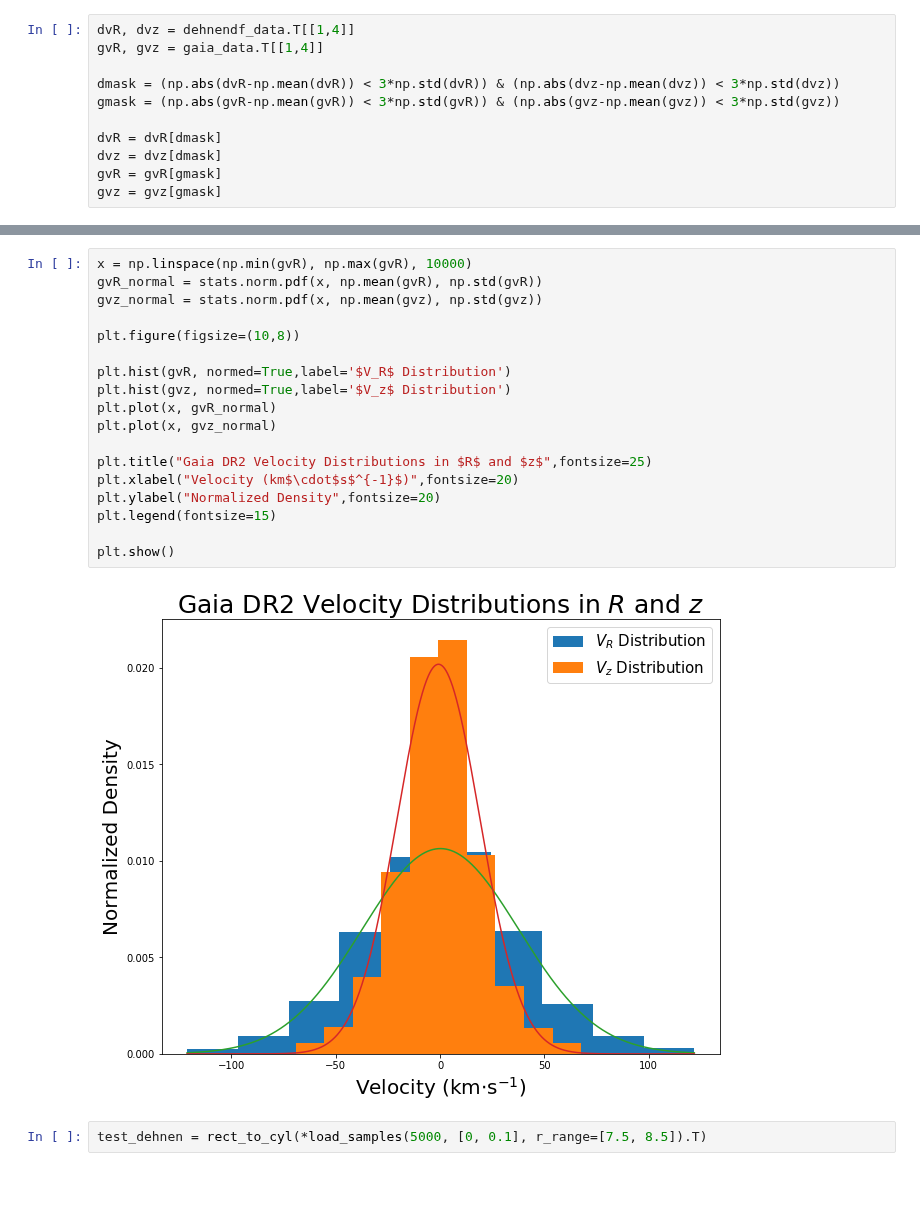
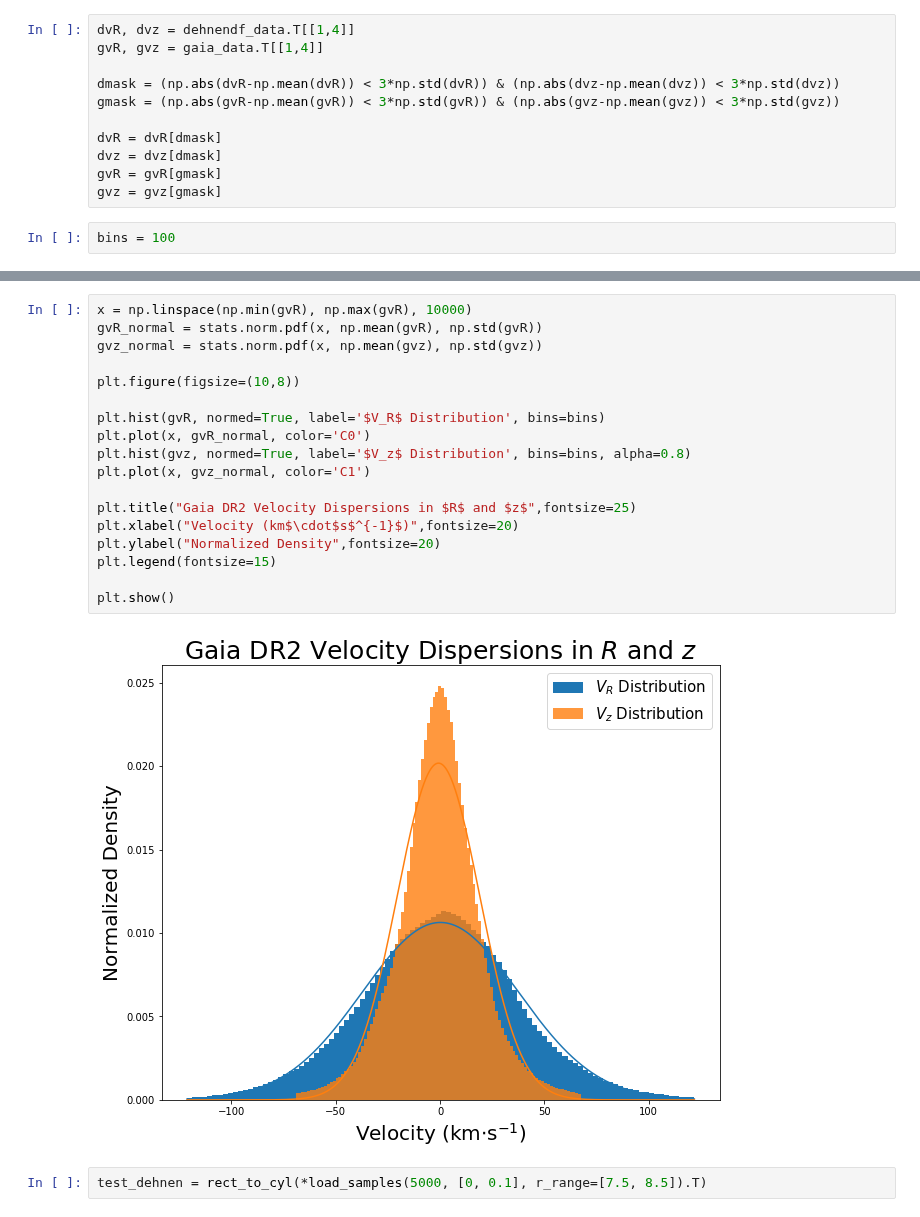
Before and after one commit to mwbub/Gaia-I3, a Jupyter notebook: Code/mock_data/dehnendf/velocity_distributions.ipynb, the cells around one changed output, grey strips where cells are left out. Cells and saved outputs as stored; diff of their text form; blank space fills up the shorter version.

Commit message:
Increased number of bins and added transparency to the velocity dispersion plots

```diff
--- a/Code/mock_data/dehnendf/velocity_distributions.ipynb
+++ b/Code/mock_data/dehnendf/velocity_distributions.ipynb
@@ -23,6 +23,8 @@ dvR = dvR[dmask]
 dvz = dvz[dmask]
 gvR = gvR[gmask]
 gvz = gvz[gmask]
+# %%
+bins = 100
 # %%
 x = np.linspace(np.min(dvR), np.max(dvR), 10000)
 dvR_normal = stats.norm.pdf(x, np.mean(dvR), np.std(dvR))
@@ -46,23 +48,23 @@ plt.show()
 # %%
 x = np.linspace(np.min(gvR), np.max(gvR), 10000)
 gvR_normal = stats.norm.pdf(x, np.mean(gvR), np.std(gvR))
 gvz_normal = stats.norm.pdf(x, np.mean(gvz), np.std(gvz))
 
 plt.figure(figsize=(10,8))
 
-plt.hist(gvR, normed=True,label='$V_R$ Distribution')
-plt.hist(gvz, normed=True,label='$V_z$ Distribution')
-plt.plot(x, gvR_normal)
-plt.plot(x, gvz_normal)
+plt.hist(gvR, normed=True, label='$V_R$ Distribution', bins=bins)
+plt.plot(x, gvR_normal, color='C0')
+plt.hist(gvz, normed=True, label='$V_z$ Distribution', bins=bins, alpha=0.8)
+plt.plot(x, gvz_normal, color='C1')
 
-plt.title("Gaia DR2 Velocity Distributions in $R$ and $z$",fontsize=25)
+plt.title("Gaia DR2 Velocity Dispersions in $R$ and $z$",fontsize=25)
 plt.xlabel("Velocity (km$\cdot$s$^{-1}$)",fontsize=20)
 plt.ylabel("Normalized Density",fontsize=20)
 plt.legend(fontsize=15)
 
 plt.show()
 # %% [output]
-[figure, old version]
+[figure, new version]
 # %%
 test_dehnen = rect_to_cyl(*load_samples(5000, [0, 0.1], r_range=[7.5, 8.5]).T)
 # %%
```
Also changed, not shown: parts of 2 cells of this notebook.
